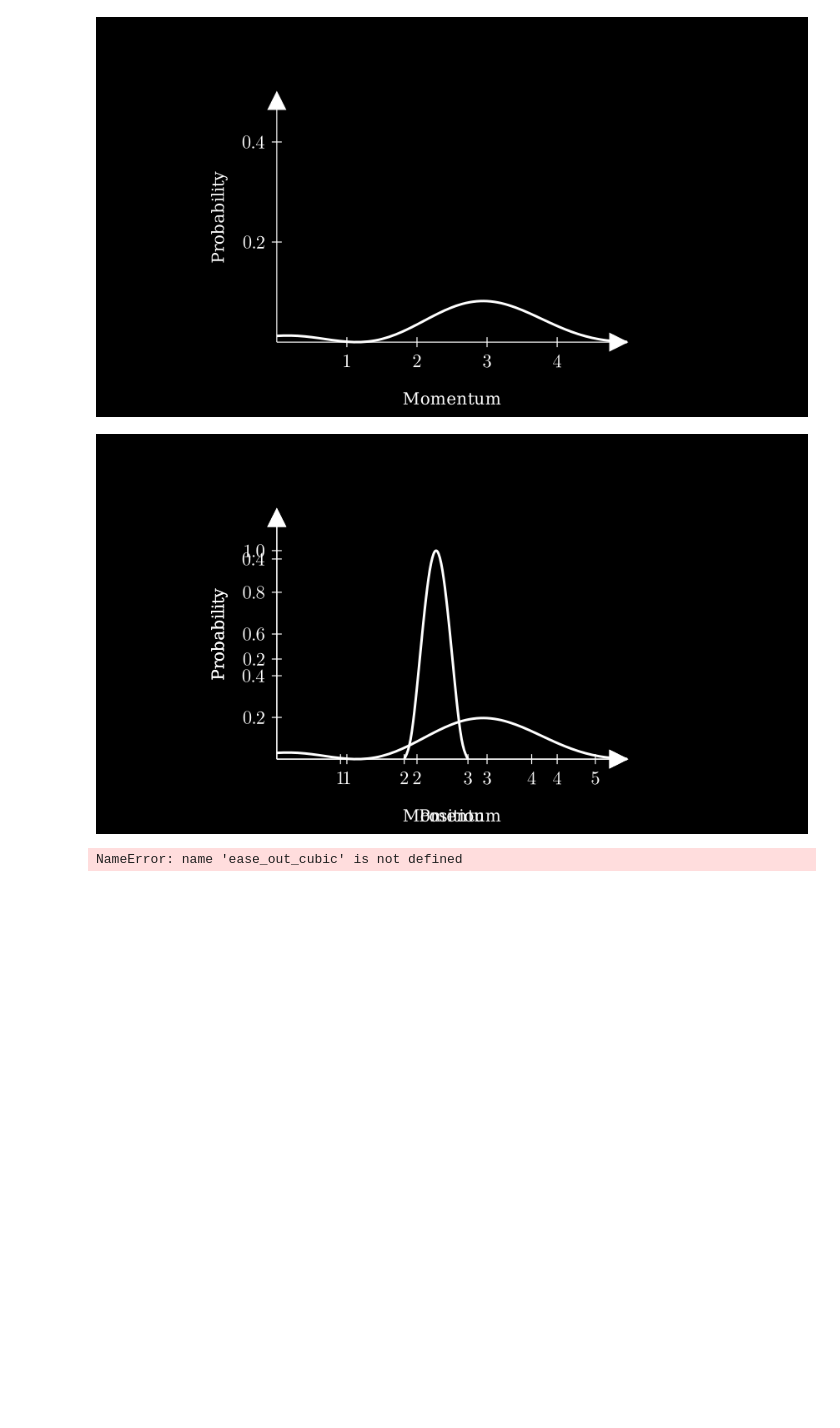
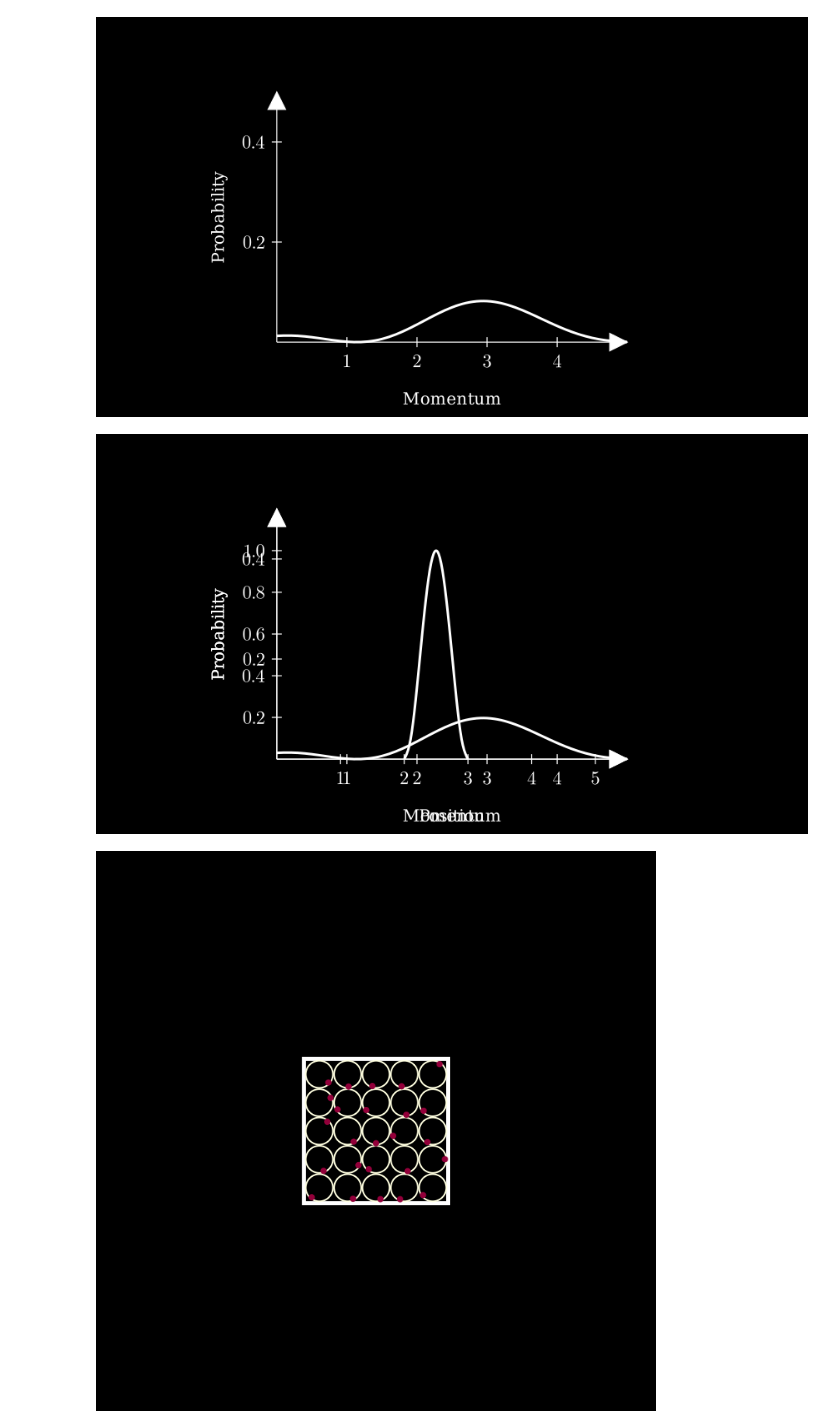
Before and after one commit to azeemba/visualizations, a Jupyter notebook: degenerate.ipynb, the cells around one changed output. Cells and saved outputs as stored; diff of their text form; code cells hidden in the pictures; blank space fills up the shorter version.

Commit message:
Finalized version of the neutron star

```diff
--- a/degenerate.ipynb
+++ b/degenerate.ipynb
@@ -184,8 +184,8 @@ class ParticleInABoxComposite(Scene):
 # %% [output]
 [figure]
 # %%
-%%manim --quality=m -r 720,720 NeutronStars
-# %%manim --quality=l -r 720,720 --save_last_frame NeutronStars
+%%manim --quality=l -r 720,720 --save_last_frame NeutronStars
+# %%manim --quality=m -r 720,720 NeutronStars
 from manim.utils import rate_functions
 import math
 import numpy as np
@@ -193,24 +193,28 @@ import random
 from scipy.spatial.transform import Rotation as R
 
 class AnimHandler(Animation):
-    def __init__(self, dots, circles, start_radius, end_scale, **kwargs):
+    def __init__(self, dots, circles, traced_paths, duration=10, **kwargs):
         super().__init__(dots, **kwargs)
         self._dots = dots
         self._circles = circles
-        self._start_radius = start_radius
-        self._end_scale = end_scale
+        self._traced = traced_paths
         self._alpha = 0
+        self._duration = duration
 
         self.normalized_acceleration = 5
 
         self.normalized_positions = {}
         self.normalized_velocities = {}
+        self._colors = ['#ffffe0', '#ffecd2', '#ffdac4', '#ffc6b6', '#ffb3a7', '#ff9e99', '#fb8a8c', '#f4777f', '#eb6574', '#e15268', '#d5405e', '#c82d54', '#b81b4a', '#a70842', '#93003a']
+        # https://www.vis4.net/palettes/#/9|s|ffffe0,ff005e,93003a|ffffe0,ff005e,93003a|1|1
         for i, dot in self._dots.submob_dict.items():
             self.normalized_positions[i] = np.array([0.0, 0, 0])
             theta = random.random()*math.pi
             self.normalized_velocities[i] = np.array([math.cos(theta), math.sin(theta), 0])
     def interpolate_mobject(self, alpha: float):
-        dt = alpha - self._alpha
+        target_color = self._colors[round(alpha*(len(self._colors) - 1))]
+        dt = (alpha - self._alpha)*(self._duration/10) #normalize so behavior looks the same as you change duration
+        # print(alpha, dt)
         c = self._circles.submob_dict
         r = c[0].width/2
         for i, dot in self._dots.submob_dict.items():
@@ -219,43 +223,56 @@ class AnimHandler(Animation):
             self.normalized_positions[i] +=  self.normalized_velocities[i]*dt
             if np.linalg.norm(self.normalized_positions[i]) > 1:
                 self.normalized_positions[i] = 0.9*self.normalized_positions[i]/(np.linalg.norm(self.normalized_positions[i]))
-                rot = R.from_euler('z', 90 + random.random()*90, degrees=True)
+                rot = R.from_euler('z', 90 + random.random()*180, degrees=True)
                 self.normalized_velocities[i] = rot.apply(self.normalized_velocities[i])
 
             dot.set_x(center[0] + self.normalized_positions[i][0]*r)
             dot.set_y(center[1] + self.normalized_positions[i][1]*r)
             dot.set_z(center[2] + self.normalized_positions[i][2]*r)
+            dot.set_fill(target_color)
+            self._traced[i].stroke_color = target_color
 
         self._alpha = alpha
+
+    def reset_for_static(self, duration):
+        """Reset for non-accelerating animation"""
+        self._alpha = 0
+        self.normalized_acceleration = 0
+        self._colors = [self._colors[-1]]
+        self._duration = duration
+
 
 class NeutronStars(Scene):
     def construct(self):
         box_size = 12
         r = Square(side_length=box_size + 0.2, stroke_width=10)
         # k = self.make_particle(0, 1, r, 5*5)
         buf=0.1
         count = 25
         count_on_side = math.sqrt(count)
         radius = 0.5*(box_size - buf*count_on_side)/count_on_side
-        circles = VDict([(i, Circle(radius)) for i in range(0, count)])
+        circles = VDict([(i, Circle(radius, color="#ffffe0")) for i in range(0, count)])
         circles.arrange_in_grid(rows=int(count_on_side), buff=buf)
 
         dots = VDict([(i, Dot(point=c.get_center())) for (i,c) in circles.submob_dict.items()])
-        t = VGroup(*[TracedPath(dot.get_center, dissipating_time=0.5) for (i, dot) in dots.submob_dict.items()])
+        t = VDict([(i, TracedPath(dot.get_center, dissipating_time=0.5)) for (i, dot) in dots.submob_dict.items()])
         self.add(r, circles, dots, t)
-        self.play(ScaleInPlace(circles, 0.3), ScaleInPlace(r, 0.3), AnimHandler(dots, circles, radius, end_scale=0.3), run_time=10, run_func=rate_functions.ease_out_cubic)
+        a = AnimHandler(dots, circles, t)
+        self.play(ScaleInPlace(circles, 0.3), ScaleInPlace(r, 0.3), a, run_time=10, run_func=linear)
+        a.reset_for_static(5)
+        self.play(a, run_time=5, run_func=linear)
     # def make_particle(self, index, momentum, box, total_particles):
     #     # Assume total_particles is a perfect square
     #     center = box.get_center()
     #     width = box.width
     #     height = box.height
     #     count_on_side = math.sqrt(total_particles)
     #     radius = 0.5*width/count_on_side
     #     x_index = index % count_on_side
     #     y_index = index // count_on_side
     #     buffer = radius*0.15
 
     #     position = [center[0] - (width/2) + (x_index*radius) + radius + buffer, center[1] - height/2 + y_index*radius + radius + buffer, center[2]]
     #     return Circle(radius=radius, arc_center=position)
 # %% [output]
-NameError: name 'ease_out_cubic' is not defined
+[figure, added]
```
Also changed, not shown: 2 other files.
